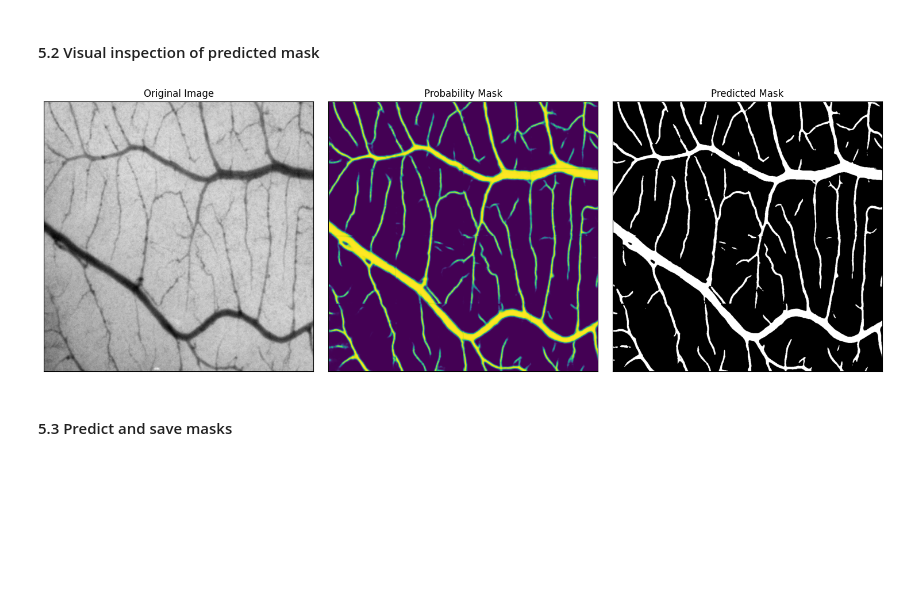
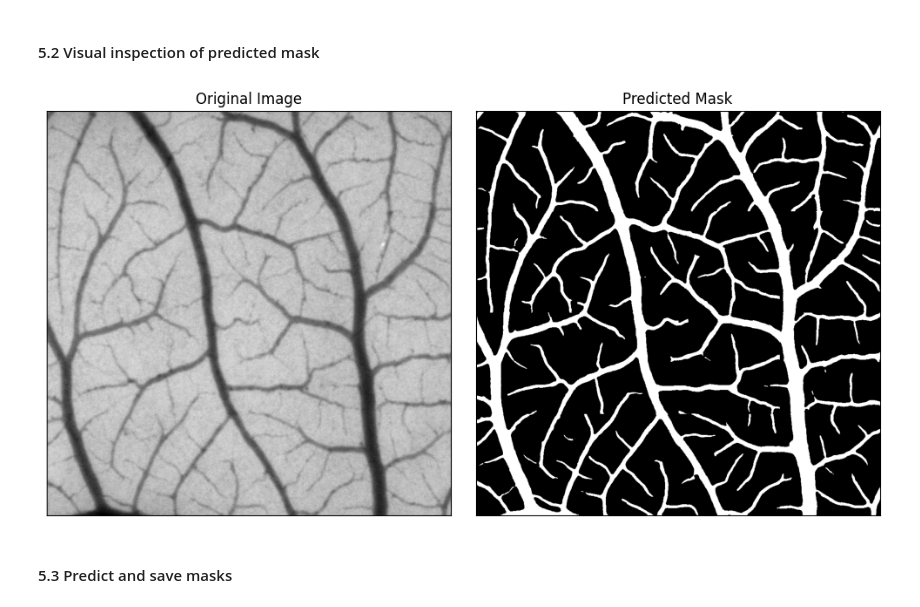
Before and after one commit to yihu111/master-thesis, a Jupyter notebook: 05_analysis/fine_tune_and_save_masks.ipynb, the cells around one changed output. Drawn from its saved outputs; the diff is of its cells as text; code cells hidden in the pictures; blank space fills up the shorter version.

```diff
--- a/05_analysis/fine_tune_and_save_masks.ipynb
+++ b/05_analysis/fine_tune_and_save_masks.ipynb
@@ -317,7 +322,7 @@ val_dataloader = DataLoader(val_dataset, batch_size=batch_size, shuffle=False, d
 unet_model = UNET(in_channels=1, out_channels=1)
 
 # load trained weights
-unet_model.load_state_dict(torch.load(os.path.join(model_path, 'unet_model_1.pth')))
+unet_model.load_state_dict(torch.load(os.path.join(model_path, 'unet_model_3.pth')))
 # %% [output]
 <All keys matched successfully>
 # %%
@@ -465,7 +477,7 @@ Stopping early at epoch 10. Best validation loss: 0.38262637456258136 at epoch 5
 all_metrics = {}
 
 # define thresholds to optimize
-thresholds = [0.35, 0.40, 0.45, 0.50, 0.55, 0.60, 0.65]
+thresholds = [0.30, 0.35, 0.40, 0.45, 0.50, 0.55, 0.60]
 
 # set model to evaluation mode
 unet_model.eval()
@@ -658,7 +670,7 @@ gamma_value = 1.2
 # %%
 # load images
 # get file names of images
-images_files = glob.glob(os.path.join(dataset_path, 'd11_images', '*.jpg'))
+images_files = glob.glob(os.path.join(dataset_path, 'd13_images', '*.jpg'))
 images_files.sort()
 # %%
 # select random image number
@@ -711,37 +723,33 @@ y_prob = unpatchify(predicted_patches_reshaped, (image.shape[0], image.shape[1])
 # apply sigmoid
 y_prob = sigmoid(y_prob)
 # convert to binary using threshold
-y_pred = (y_prob > 0.4).astype(np.float32)
+y_pred = (y_prob > 0.40).astype(np.float32)
 # %%
 # visualize the results
-fig, axes = plt.subplots(1, 3, figsize=(15, 5))
+fig, axes = plt.subplots(1, 2, figsize=(10, 5))
 
 # plot original image
 axes[0].imshow(image, cmap='gray')
 axes[0].set_title('Original Image')
 
-# plot probability mask
-axes[1].imshow(y_prob)
-axes[1].set_title('Probability Mask')
-
 # plot predicted mask
-axes[2].imshow(y_pred, cmap='gray')
-axes[2].set_title('Predicted Mask')
+axes[1].imshow(y_pred, cmap='gray')
+axes[1].set_title('Predicted Mask')
 
 # hide axis ticks and labels
 for ax in axes:
     ax.set_xticks([])
     ax.set_yticks([])
     ax.set_xticklabels([])
     ax.set_yticklabels([])
 
 # adjust spacing between subplots
 plt.tight_layout()
 
 # show the images and masks
 plt.show()
 # %% [output]
-[figure, old version]
+[figure, new version]
 # %% [markdown]
 #### 5.3 Predict and save masks
 # %%
```
Also changed, not shown: parts of 10 cells of this notebook, 1 other file.
